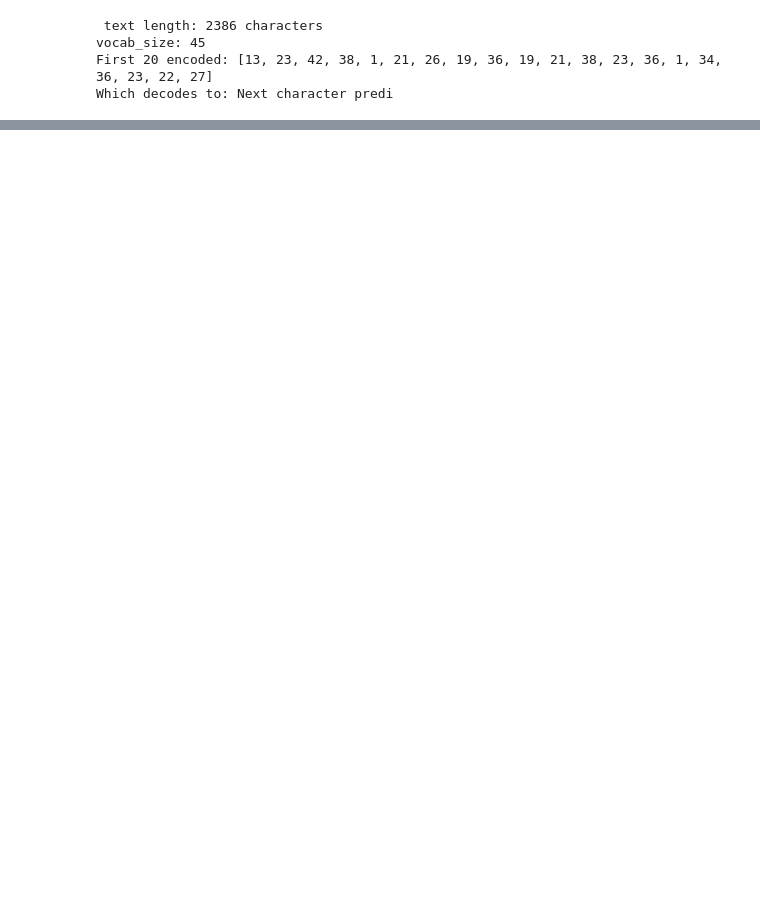
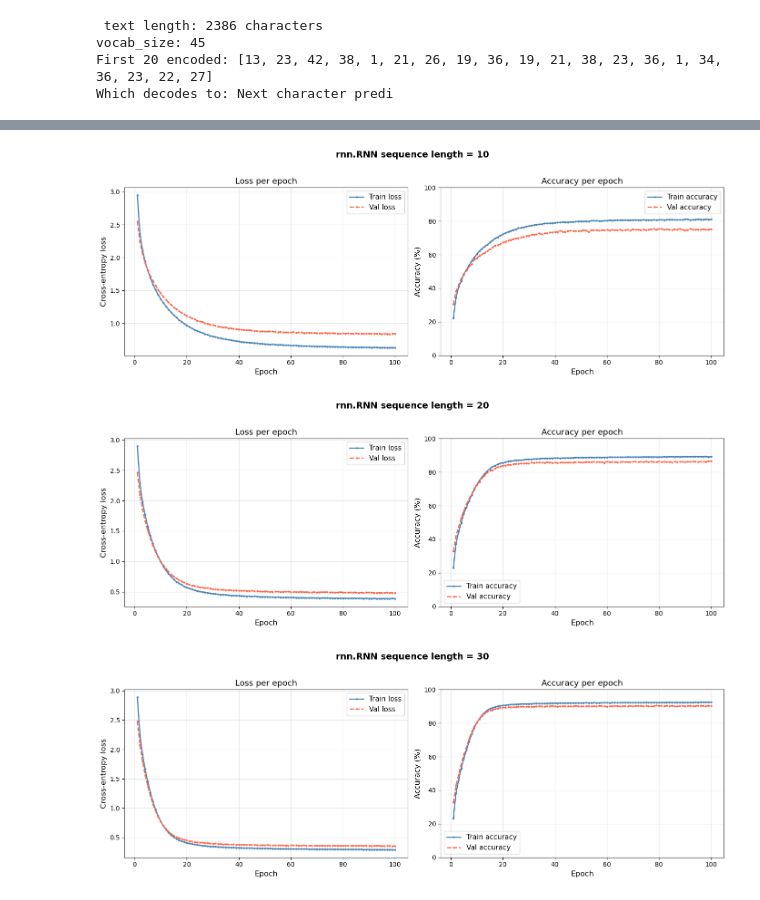
Before and after one commit to runo313/Deep-Learning, a Jupyter notebook: RNNs/RNN.ipynb, the cells around one changed output, grey strips where cells are left out. Cells and saved outputs as stored; diff of their text form; code cells hidden in the pictures; blank space fills up the shorter version.

Commit message:
plot rnn.RNN curves

```diff
--- a/RNNs/RNN.ipynb
+++ b/RNNs/RNN.ipynb
@@ -202,0 +221,6 @@ import matplotlib.pyplot as plt
+# %%
+# RNN model for sequence length = 20
+X_train, X_test, y_train, y_test = create_input_output_seq(encoded_text, 20)
+rnn_model20= CharRNN(eta=0.001,n_iter=100,batch_size=32,random_state=42,embed_size=32,vocab_size=45,hidden_size=128)
+print(rnn_model20)
+rnn_model20.fit(X_train, y_train, X_test, y_test)
@@ -202,0 +250,6 @@ import matplotlib.pyplot as plt
+# %%
+# RNN model for sequence length = 30
+X_train, X_test, y_train, y_test = create_input_output_seq(encoded_text, 30)
+rnn_model30= CharRNN(eta=0.001,n_iter=100,batch_size=32,random_state=42,embed_size=32,vocab_size=45,hidden_size=128)
+print(rnn_model30)
+rnn_model30.fit(X_train, y_train, X_test, y_test)
@@ -202,0 +327,8 @@ import matplotlib.pyplot as plt
+# %%
+plot_curves(rnn_model, title='rnn.RNN sequence length = 10')
+plot_curves(rnn_model20, title='rnn.RNN sequence length = 20')
+plot_curves(rnn_model30, title='rnn.RNN sequence length = 30')
+# %% [output]
+[figure, added]
+[figure, added]
+[figure, added]
```
Also changed, not shown: parts of 8 cells of this notebook.
